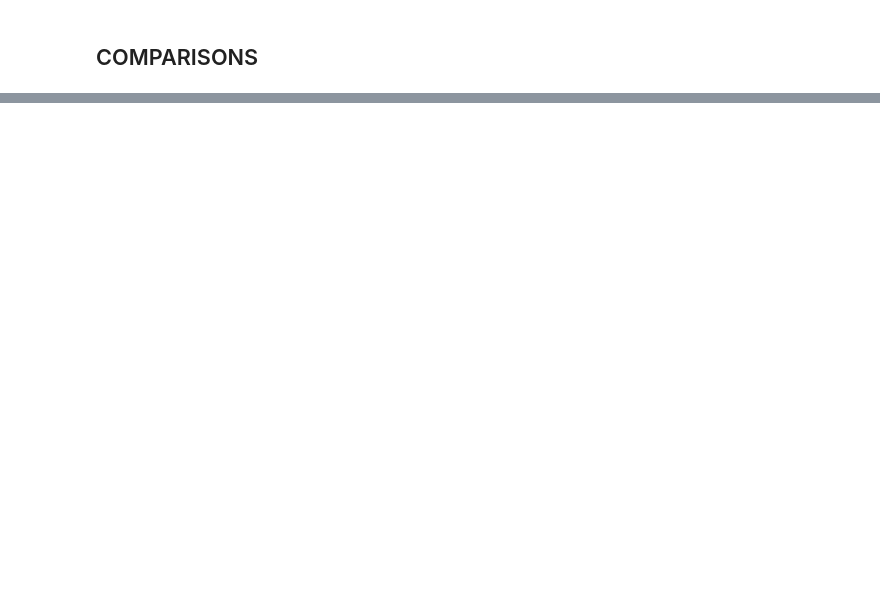
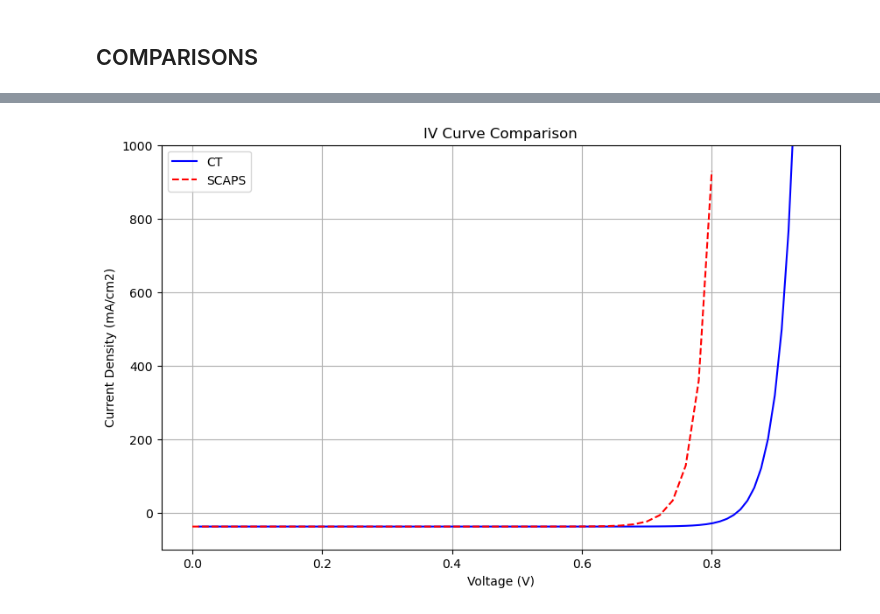
Before and after one commit to OxfordInterfacesLab/TandemFlow, a Jupyter notebook: utils/testing.ipynb, the cells around one changed output, grey strips where cells are left out. Saved outputs shown, nothing was run; the diff lists cells and outputs as text; code cells hidden in the pictures; blank space fills up the shorter version.

```diff
--- a/utils/testing.ipynb
+++ b/utils/testing.ipynb
@@ -129,3 +139,16 @@ end
 
 # Example usage:
 G_pred = predict_generation(df_gen, 0.5)
+# %%
+df_ct_iv = CSV.read("../simulation_data/chargetransport/si-topcon-schottky-iv.csv", DataFrame)
+df_scaps_iv = scaps_to_df_iv("../simulation_data/scaps/si-topcon.iv")
+
+# test if it's just a horizontal translation
+# df_ct_iv[!, "V"] = df_ct_iv[!, "V"] .- 0.113
+df_ct_iv[!, "J"] = df_ct_iv[!, "J"] * -0.1
+
+compare_iv(df_ct_iv, df_scaps_iv)
+ylim(-100, 1000)
+display(gcf())
+# %% [output]
+[figure, added]
```
Also changed, not shown: parts of 5 cells of this notebook, 7 other files.
